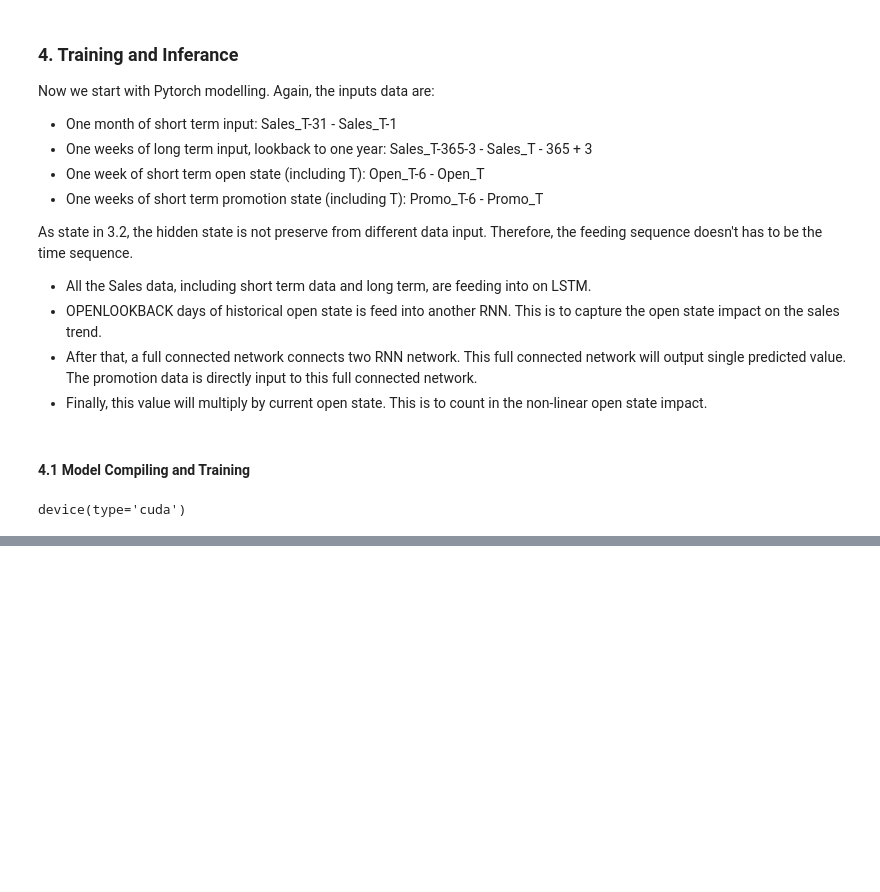
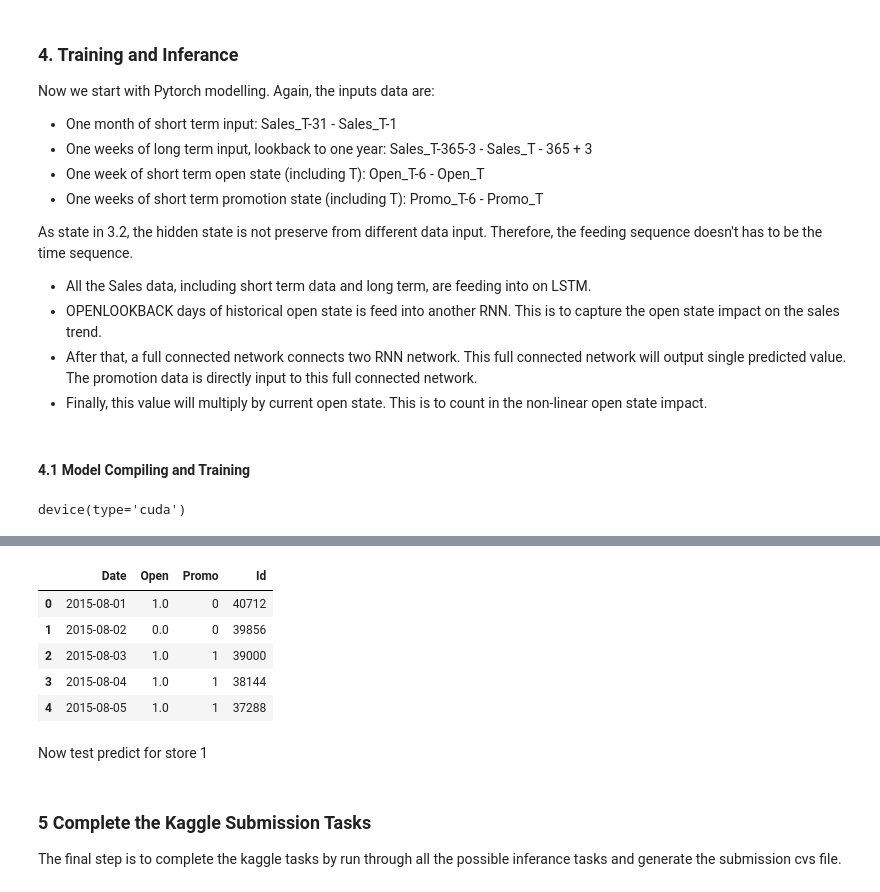
Before and after one commit to tianyiran02/udacityML_FinalProject, a Jupyter notebook: final_project.ipynb, the cells around one changed output, grey strips where cells are left out. Saved outputs shown, nothing was run; the diff lists cells and outputs as text; code cells hidden in the pictures; blank space fills up the shorter version.

```diff
--- a/final_project.ipynb
+++ b/final_project.ipynb
@@ -1085,0 +1096,3 @@ testData
+# %%
+# So if the OpenStatus is not clear, I'll just assume it's closed
+testData.fillna(0, inplace=True)
@@ -1085,0 +1126,20 @@ testData
+# %%
+# Then also create target store full open/promo status
+def generatSeriesFutureOpenPromoFromStore(df=testData, Store=1):
+    storeTable = df.loc[df['Store']==Store].copy()
+
+    storeTable.sort_values(by='Date', ascending=True, inplace=True)
+
+    tempdf = storeTable.loc[:,['Date', 'Open', 'Promo', 'Id']].reset_index(drop=True)
+
+    return tempdf
+
+storeFuturePromoOpenData = generatSeriesFutureOpenPromoFromStore(Store=622)
+storeFuturePromoOpenData.head()
+# %% [output]
+|  | Date | Open | Promo | Id |
+| 0 | 2015-08-01 | 1.0 | 0 | 40712 |
+| 1 | 2015-08-02 | 0.0 | 0 | 39856 |
+| 2 | 2015-08-03 | 1.0 | 1 | 39000 |
+| 3 | 2015-08-04 | 1.0 | 1 | 38144 |
+| 4 | 2015-08-05 | 1.0 | 1 | 37288 |
@@ -1085,0 +1199,2 @@ testData
+# %% [markdown]
+Now test predict for store 1
@@ -1085,0 +1203,3 @@ testData
+# %% [markdown]
+### 5 Complete the Kaggle Submission Tasks
+The final step is to complete the kaggle tasks by run through all the possible inferance tasks and generate the submission cvs file.
```
Also changed, not shown: parts of 36 cells of this notebook, 1 other file.
